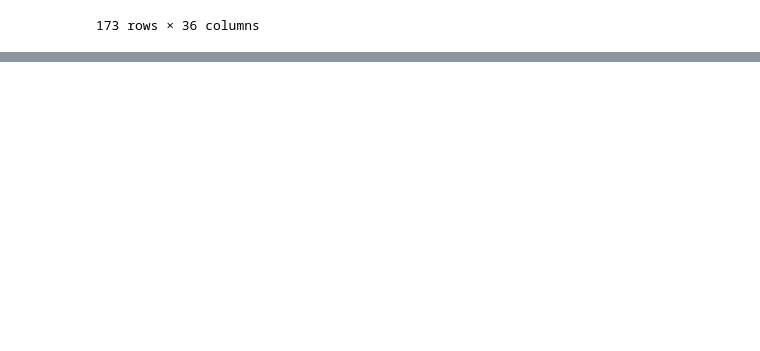
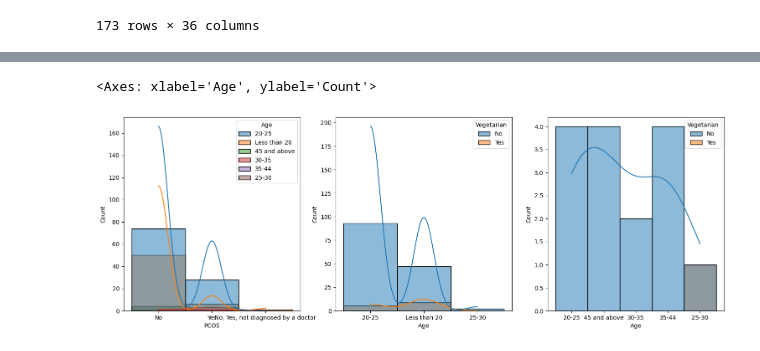
Before and after one commit to 0011Ashwin/Final_Demon, a Jupyter notebook: PCOS/notebook/EDA_PCOS.ipynb, the cells around one changed output, grey strips where cells are left out. Cells and saved outputs as stored; diff of their text form; code cells hidden in the pictures; blank space fills up the shorter version.

```diff
--- a/PCOS/notebook/EDA_PCOS.ipynb
+++ b/PCOS/notebook/EDA_PCOS.ipynb
@@ -21,0 +122,11 @@ df
+# %%
+plt.subplots(1,3,figsize=(25,6))
+plt.subplot(141)
+sns.histplot(data = df, x = 'PCOS', kde=True, hue= 'Age')
+plt.subplot(142)
+sns.histplot(data=df[df.Marital_Status=='Unmarried'], x = 'Age',kde=True, hue='Vegetarian')
+plt.subplot(143)
+sns.histplot(data=df[df.Marital_Status=='Married'], x = 'Age', kde=True, hue='Vegetarian')
+# %% [output]
+<Axes: xlabel='Age', ylabel='Count'>
+[figure, added]
```
Also changed, not shown: parts of 12 cells of this notebook.
